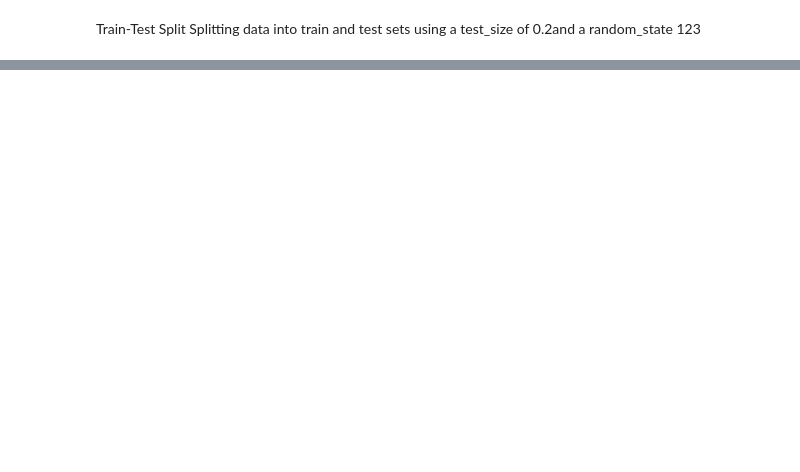
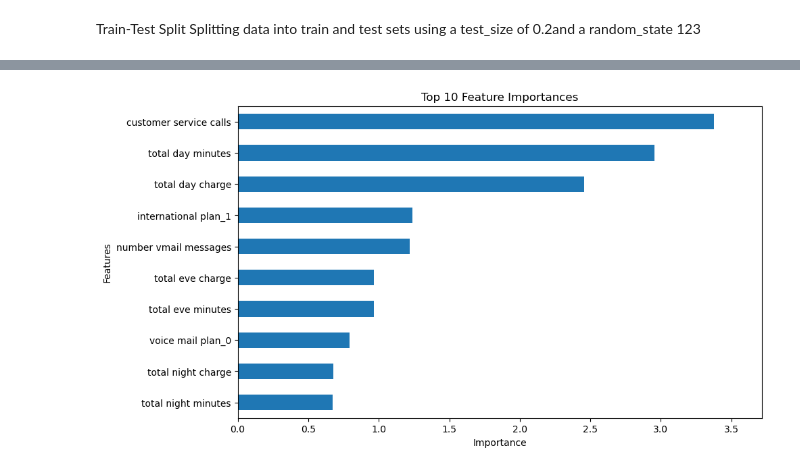
Before and after one commit to celiajoyomiah/dsc-phase-3-choosing-a-dataset, a Jupyter notebook: Telecom.ipynb, the cells around one changed output, grey strips where cells are left out. Cells and saved outputs as stored; diff of their text form; code cells hidden in the pictures; blank space fills up the shorter version.

```diff
--- a/Telecom.ipynb
+++ b/Telecom.ipynb
@@ -632,5 +668,5 @@ y = Telecom1_df['churn']
 Train-Test Split
 Splitting data into train and test sets using a test_size of 0.2and a random_state 123
 # %%
-X_train, X_test, y_train, y_test = train_test_split(X, y, test_size=0.2, random_state=123)
+X1_train, X1_test, y_train, y_test = train_test_split(X1, y, test_size=0.2, random_state=123)
 # %% [markdown]
@@ -637,0 +674,5 @@ Using SMOTE to deal with class imbalance in the target variable
+# %%
+#instantiate SMOTENC
+from imblearn.over_sampling import SMOTE, SMOTENC
+smote = SMOTENC(categorical_features = [1,2],random_state = 123)
+resampled_X_train, resampled_y_train = smote.fit_resample(X1_train,y_train)
@@ -637,0 +681,8 @@ Using SMOTE to deal with class imbalance in the target variable
+# %%
+#instantiate the logistic regression
+logreg = LogisticRegression(random_state=123)
+# %%
+# Fit the model on the training data
+logreg.fit(resampled_X_train, resampled_y_train)
+#predict on the labels of test set
+y_pred_log = logreg.predict(X1_test)
@@ -637,0 +715,18 @@ Using SMOTE to deal with class imbalance in the target variable
+# %%
+# Feature Importances
+importance = logreg.coef_[0]
+feature_names = resampled_X_train.columns
+feature_importances = pd.Series(importance,index=feature_names)
+feature_importances = feature_importances.sort_values(ascending=False)
+plt.figure(figsize=(10, 6))
+# Select the top 10 features
+top_features = feature_importances[:10]
+top_features.sort_values().plot(kind='barh')
+plt.xlabel('Importance')
+plt.ylabel('Features')
+plt.title('Top 10 Feature Importances')
+# Set the xlim to the maximum importance value
+plt.xlim(0, max(top_features)* 1.1)
+plt.show()
+# %% [output]
+[figure, added]
```
Also changed, not shown: parts of 60 cells of this notebook, 6 other files.
